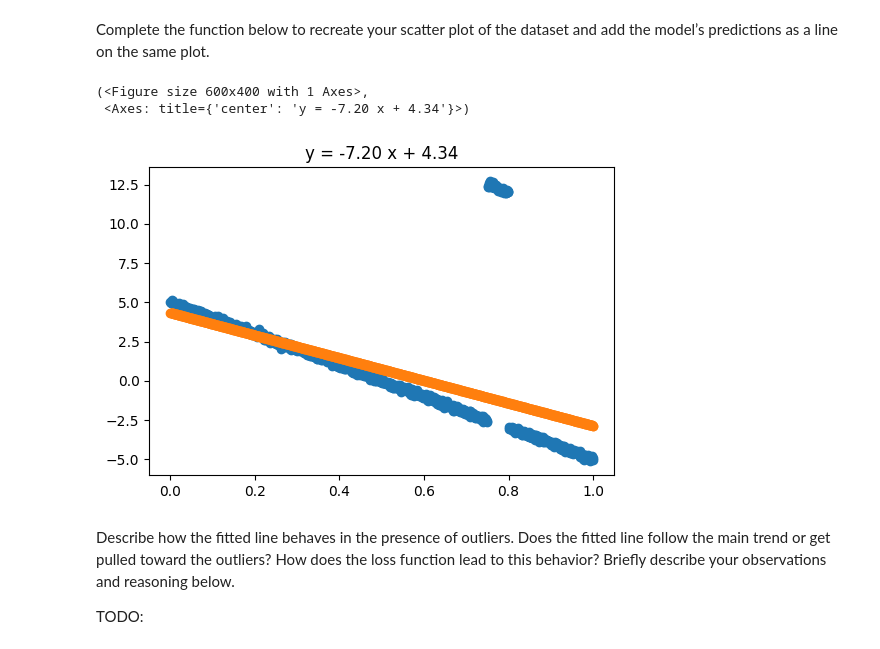
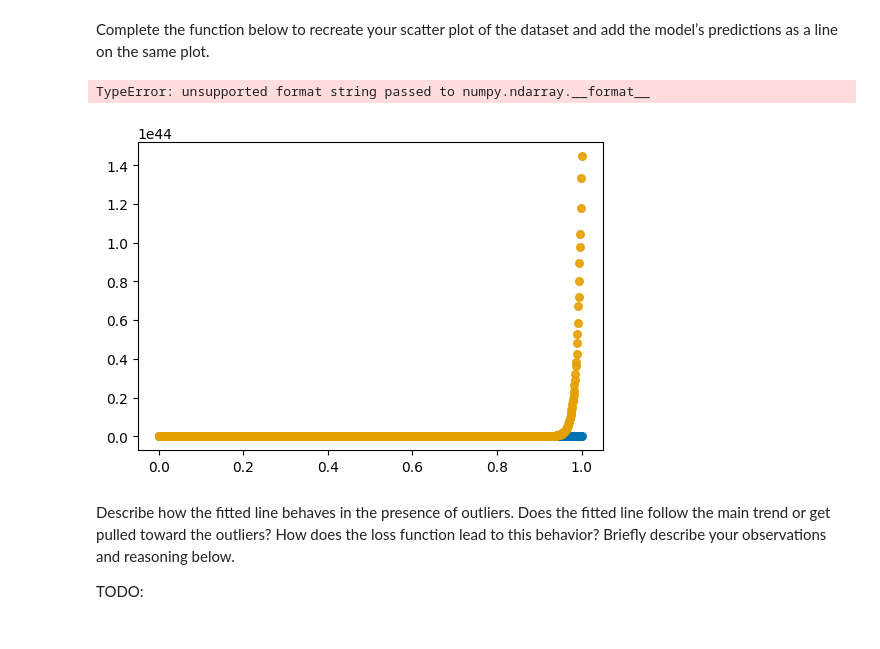
Before and after one commit to rumncoke-ai/CSC413, a Jupyter notebook: hw01.ipynb, the cells around one changed output. Drawn from its saved outputs; the diff is of its cells as text; code cells hidden in the pictures.

```diff
--- a/hw01.ipynb
+++ b/hw01.ipynb
@@ -199,6 +209,9 @@ def dloss_dmodel(weight: float, bias: float, inputs: np.array,
     ##########################################
     ## TODO
     N = inputs.size
+    predicted = (inputs * weight) + bias
+    residuals = targets - predicted
+    res = residuals/N
     ##########################################
     return res
 # %% [markdown]
@@ -231,7 +244,8 @@ def weight_update(weight: float, bias: float, inputs: np.array,
     '''
 
     ##########################################
-    ## TODO
+    weight_update = dloss_dmodel(weight, bias, inputs, targets) * inputs
+    res = np.mean(weight_update)
     ##########################################
     return res
 # %% [markdown]
@@ -264,7 +278,8 @@ def bias_update(weight: float, bias: float, inputs: np.array,
     '''
 
     ##########################################
-    ## TODO
+    bias_update = dloss_dmodel(weight, bias, inputs, targets)
+    res = np.mean(bias_update)
     ##########################################
     return res
 # %% [markdown]
@@ -338,8 +353,8 @@ bias = 0.
 #so that your model achieves < 5.2 MSE loss
 #########################################
 ## TODO:
-learning_rate = None
-update_steps = None
+learning_rate = 0.001
+update_steps = 50000
 ##########################################
 
 new_weight, new_bias, losses = train_linear_regression(inputs, targets,
@@ -364,36 +393,49 @@ Complete the function below to recreate your scatter plot of the dataset and add
 def plot_model_prediction(x, y):
     '''
     Plot the true data points and the model’s predicted line.
 
     Parameters:
         x (np.array): input features
         y (np.array): target values
 
     Returns:
         fig, ax: matplotlib figure and axis objects for further customization
     '''
     fig, ax = plt.subplots(figsize=(6, 4))
 
+    okabe_ito = [
+        "#0072B2",  # blue
+        "#E69F00",  # orange
+        "#009E73",  # green
+        "#CC79A7",  # magenta
+        "#56B4E9",  # sky blue
+        "#D55E00",  # vermillion
+        "#F0E442",  # yellow
+        "#000000",  # black
+    ]
+
     # Create a scatter plot of the data
     ##########################################
     ## TODO
+    ax.scatter(np.ravel(x), np.ravel(y), s=30, alpha=0.9, color=okabe_ito[0])
     ##########################################
 
     # Create a scatter plot of the predicted values
     ##########################################
     ## TODO
+    y_hat = x * new_weight + new_bias
+    ax.scatter(np.ravel(x), np.ravel(y_hat), s=30, alpha=0.9, color=okabe_ito[1])
     ##########################################
 
     ax.set_title(f"y = {new_weight:.2f} x + {new_bias:.2f}")
 
     return fig, ax
 
 
 plot_model_prediction(inputs,targets)
 # %% [output]
-(<Figure size 600x400 with 1 Axes>,
- <Axes: title={'center': 'y = -7.20 x + 4.34'}>)
+TypeError: unsupported format string passed to numpy.ndarray.__format__
-[figure, old version]
+[figure, new version]
 # %% [markdown]
 Describe how the fitted line behaves in the presence of outliers. Does the fitted line follow the main trend or get pulled toward the outliers? How does the loss function lead to this behavior? Briefly describe your observations and reasoning below.
 
```
Also changed, not shown: parts of 4 cells of this notebook.
